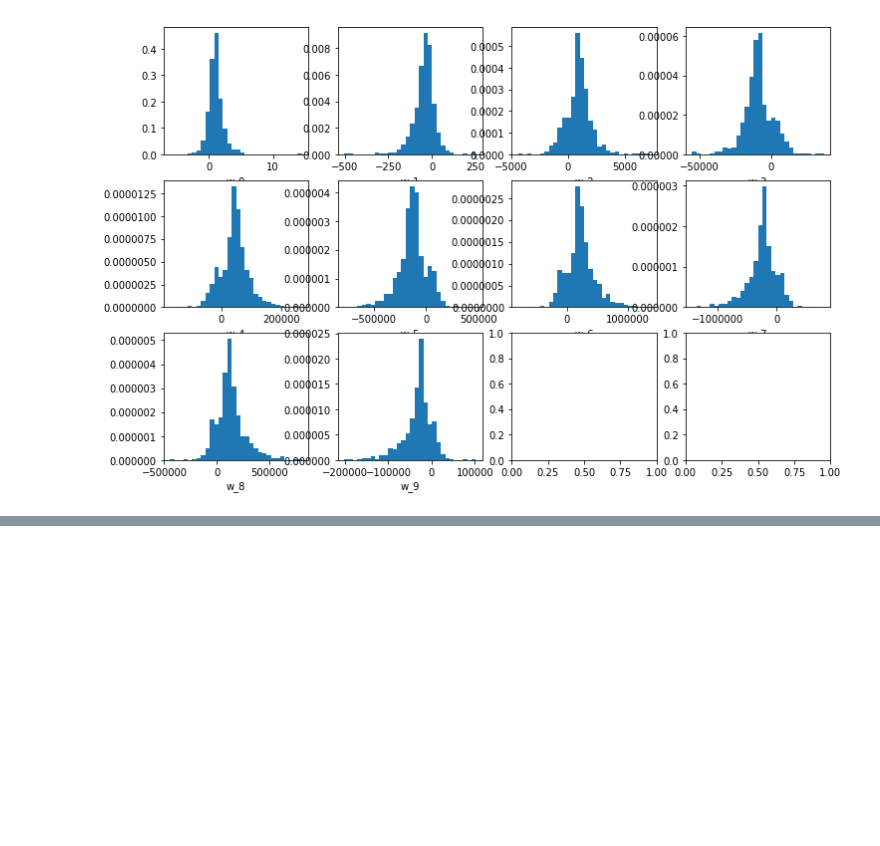
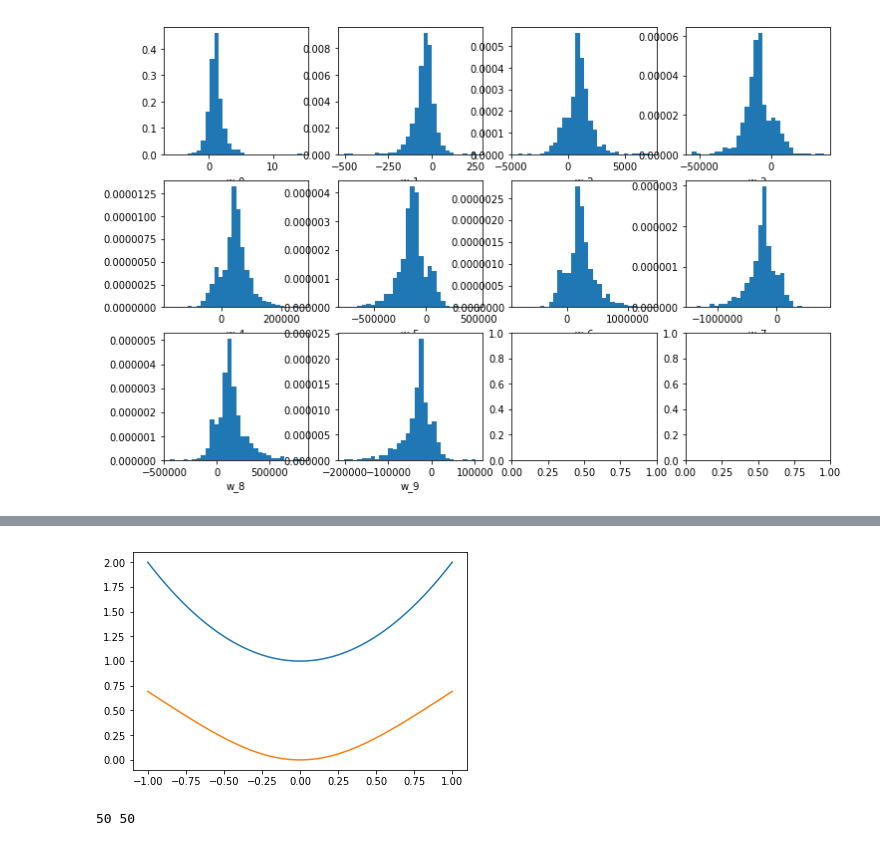
Before and after one commit to coltongerth/02-probability, a Jupyter notebook: 02_probability_and_distributions.ipynb, the cells around one changed output, grey strips where cells are left out. Cells and saved outputs as stored; diff of their text form; code cells hidden in the pictures; blank space fills up the shorter version.

```diff
--- a/02_probability_and_distributions.ipynb
+++ b/02_probability_and_distributions.ipynb
@@ -281,0 +361,14 @@ Nothing changes if we swap the axis-labels, so $P(X,Y) = P(Y,X)$.
+# %%
+import numpy as np
+import matplotlib.pyplot as plt
+
+x = np.linspace(-1,1,101)
+y = x**2 + 1
+logy = np.log(y)
+plt.plot(x,y)
+plt.plot(x,logy)
+plt.show()
+print(np.argmin(y),np.argmin(logy))
+# %% [output]
+[figure, added]
+50 50
```
Also changed, not shown: parts of 3 cells of this notebook.
